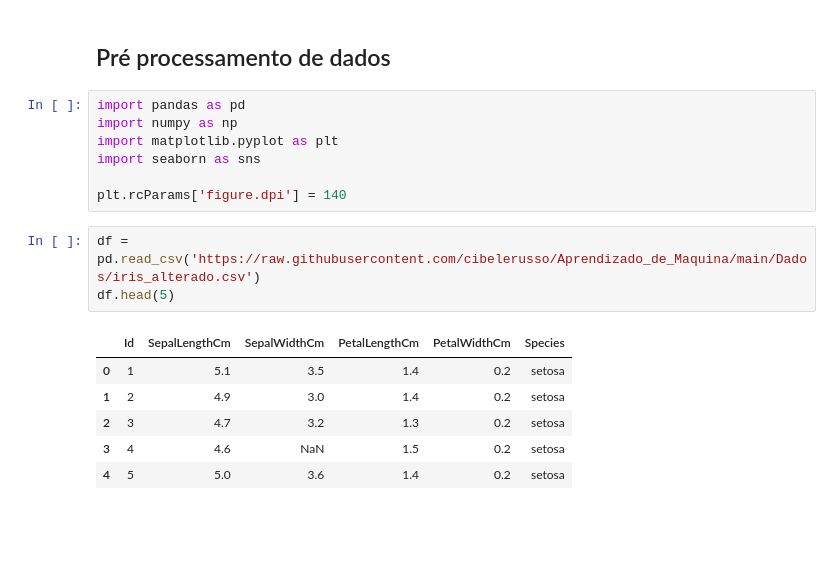
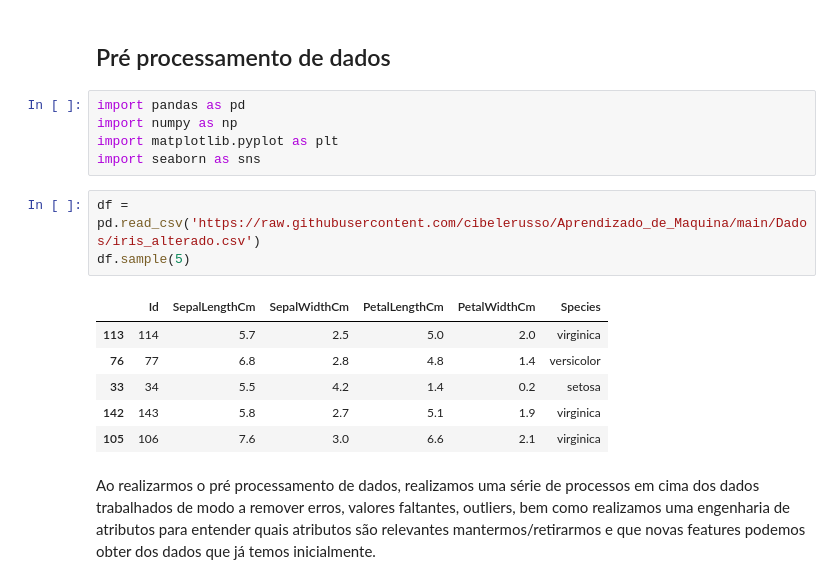
Before and after one commit to luiseduaardo/ml-ds, a Jupyter notebook: 02-pre-processamento.ipynb, the cells around one changed output. Cells and saved outputs as stored; diff of their text form; blank space fills up the shorter version.

Commit message:
adiciona introdução a pré processamento de dados

```diff
--- a/02-pre-processamento.ipynb
+++ b/02-pre-processamento.ipynb
@@ -5,15 +5,15 @@ import pandas as pd
 import numpy as np
 import matplotlib.pyplot as plt
 import seaborn as sns
-
-plt.rcParams['figure.dpi'] = 140
 # %%
 df = pd.read_csv('https://raw.githubusercontent.com/cibelerusso/Aprendizado_de_Maquina/main/Dados/iris_alterado.csv')
-df.head(5)
+df.sample(5)
 # %% [output]
 |  | Id | SepalLengthCm | SepalWidthCm | PetalLengthCm | PetalWidthCm | Species |
-| 0 | 1 | 5.1 | 3.5 | 1.4 | 0.2 | setosa |
-| 1 | 2 | 4.9 | 3.0 | 1.4 | 0.2 | setosa |
-| 2 | 3 | 4.7 | 3.2 | 1.3 | 0.2 | setosa |
-| 3 | 4 | 4.6 | NaN | 1.5 | 0.2 | setosa |
-| 4 | 5 | 5.0 | 3.6 | 1.4 | 0.2 | setosa |
+| 113 | 114 | 5.7 | 2.5 | 5.0 | 2.0 | virginica |
+| 76 | 77 | 6.8 | 2.8 | 4.8 | 1.4 | versicolor |
+| 33 | 34 | 5.5 | 4.2 | 1.4 | 0.2 | setosa |
+| 142 | 143 | 5.8 | 2.7 | 5.1 | 1.9 | virginica |
+| 105 | 106 | 7.6 | 3.0 | 6.6 | 2.1 | virginica |
+# %% [markdown]
+Ao realizarmos o pré processamento de dados, realizamos uma série de processos em cima dos dados trabalhados de modo a remover erros, valores faltantes, outliers, bem como realizamos uma engenharia de atributos para entender quais atributos são relevantes mantermos/retirarmos e que novas features podemos obter dos dados que já temos inicialmente.
```
Also changed, not shown: parts of 31 cells of this notebook.
